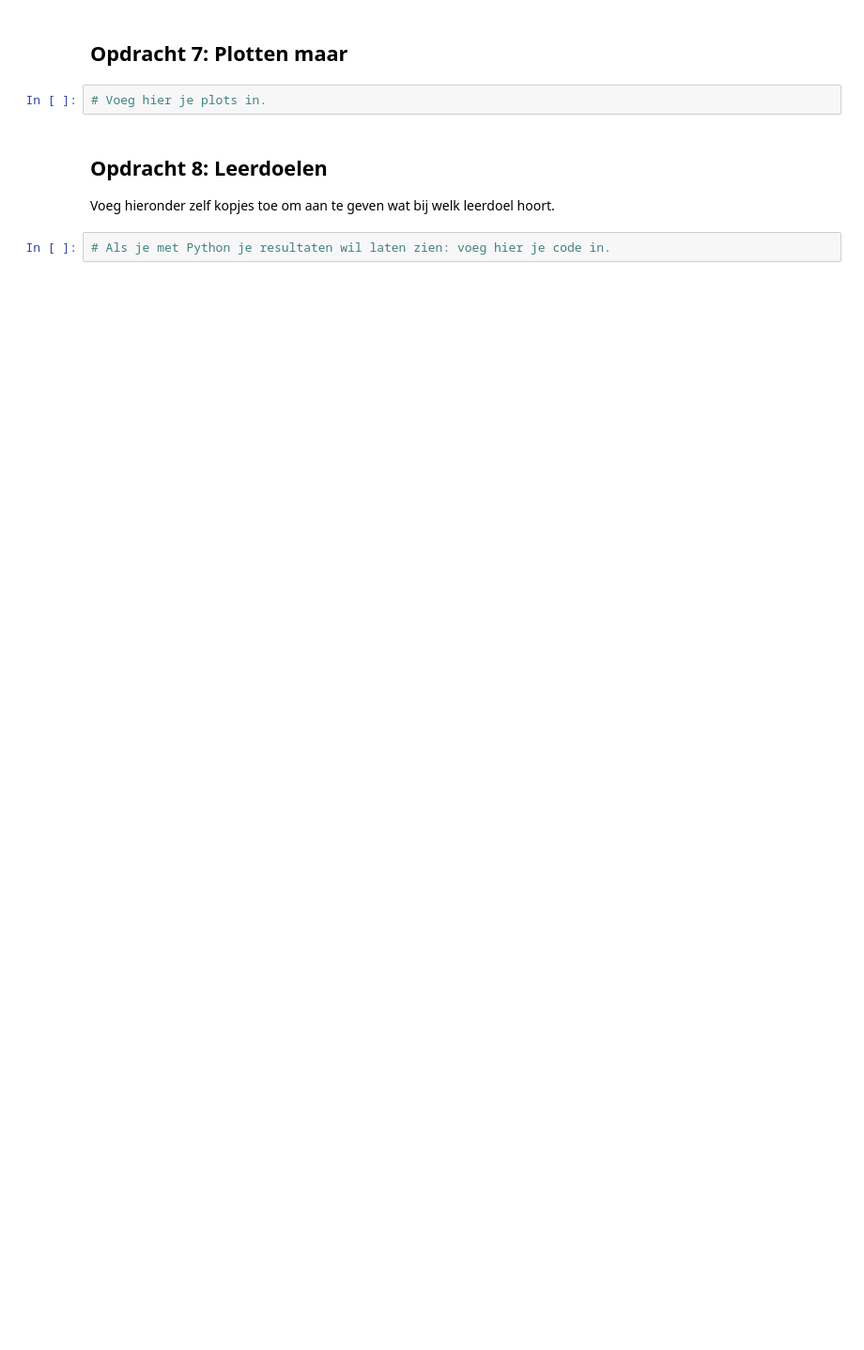
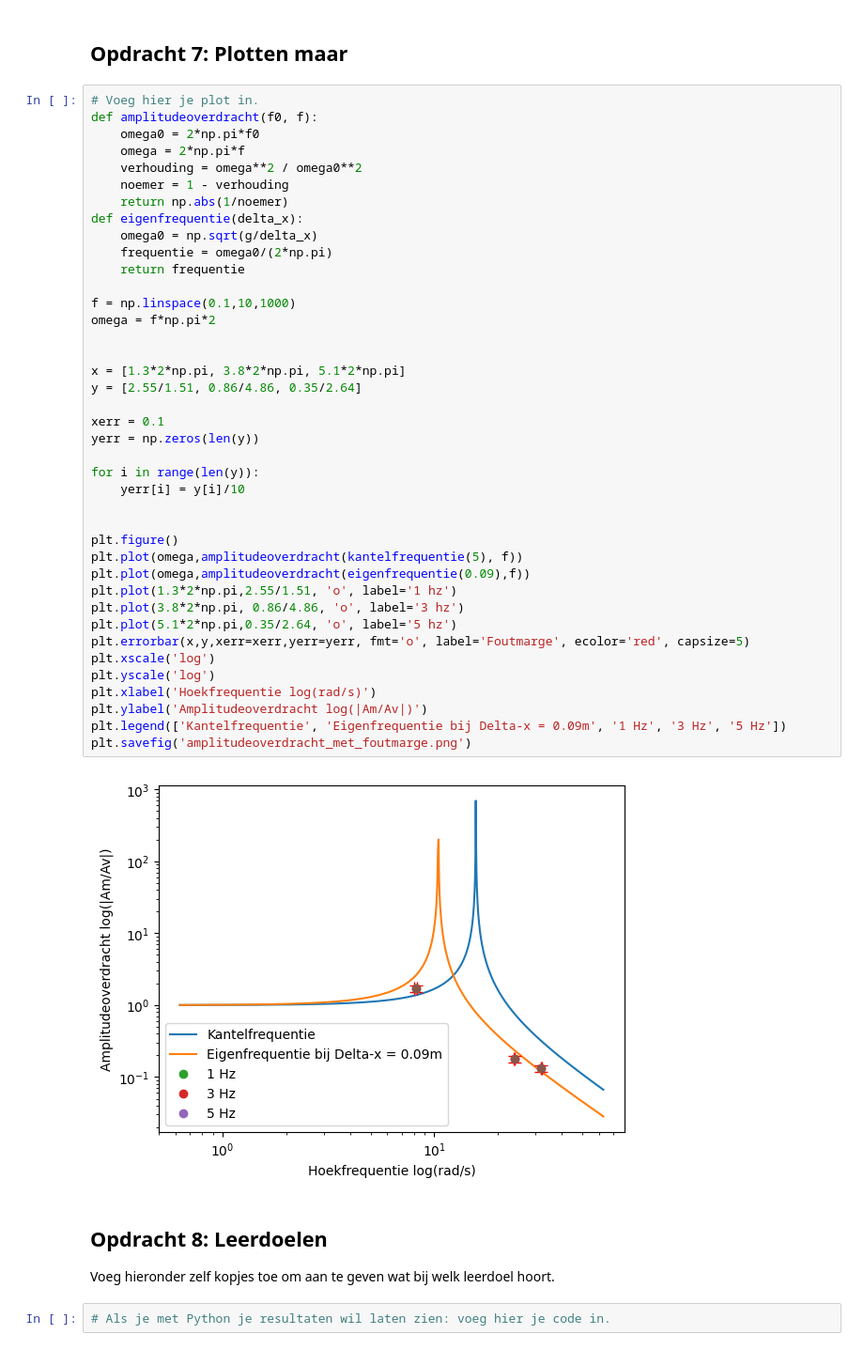
Before and after one commit to TijlGerritsen/opdrachten-DEF-D-TijlG, a Jupyter notebook: FysiekeOntwerpopdrachten/5MaakEenOpstellingTrillingsvrij/Ontwerpopdracht5MaakEenOpstellingTrillingsvrijInvulTemplate.ipynb, the cells around one changed output. Shown at 94% size. Drawn from its saved outputs; the diff is of its cells as text; blank space fills up the shorter version.

```diff
--- a/FysiekeOntwerpopdrachten/5MaakEenOpstellingTrillingsvrij/Ontwerpopdracht5MaakEenOpstellingTrillingsvrijInvulTemplate.ipynb
+++ b/FysiekeOntwerpopdrachten/5MaakEenOpstellingTrillingsvrij/Ontwerpopdracht5MaakEenOpstellingTrillingsvrijInvulTemplate.ipynb
@@ -117,7 +161,47 @@ Als je hier negatief geantwoord hebt, kopieer onder deze cel dan alle cellen van
 # %% [markdown]
 ## Opdracht 7: Plotten maar
 # %%
-# Voeg hier je plots in.
+# Voeg hier je plot in.
+def amplitudeoverdracht(f0, f):
+    omega0 = 2*np.pi*f0
+    omega = 2*np.pi*f
+    verhouding = omega**2 / omega0**2
+    noemer = 1 - verhouding
+    return np.abs(1/noemer)
+def eigenfrequentie(delta_x):
+    omega0 = np.sqrt(g/delta_x)
+    frequentie = omega0/(2*np.pi)
+    return frequentie
+
+f = np.linspace(0.1,10,1000)
+omega = f*np.pi*2
+
+
+x = [1.3*2*np.pi, 3.8*2*np.pi, 5.1*2*np.pi]
+y = [2.55/1.51, 0.86/4.86, 0.35/2.64]
+
+xerr = 0.1
+yerr = np.zeros(len(y))
+
+for i in range(len(y)):
+    yerr[i] = y[i]/10
+
+
+plt.figure()
+plt.plot(omega,amplitudeoverdracht(kantelfrequentie(5), f))
+plt.plot(omega,amplitudeoverdracht(eigenfrequentie(0.09),f))
+plt.plot(1.3*2*np.pi,2.55/1.51, 'o', label='1 hz')
+plt.plot(3.8*2*np.pi, 0.86/4.86, 'o', label='3 hz')
+plt.plot(5.1*2*np.pi,0.35/2.64, 'o', label='5 hz')
+plt.errorbar(x,y,xerr=xerr,yerr=yerr, fmt='o', label='Foutmarge', ecolor='red', capsize=5)
+plt.xscale('log')
+plt.yscale('log')
+plt.xlabel('Hoekfrequentie log(rad/s)')
+plt.ylabel('Amplitudeoverdracht log(|Am/Av|)')
+plt.legend(['Kantelfrequentie', 'Eigenfrequentie bij Delta-x = 0.09m', '1 Hz', '3 Hz', '5 Hz'])
+plt.savefig('amplitudeoverdracht_met_foutmarge.png')
+# %% [output]
+[figure, added]
 # %% [markdown]
 ## Opdracht 8: Leerdoelen
 Voeg hieronder zelf kopjes toe om aan te geven wat bij welk leerdoel hoort.
```
Also changed, not shown: parts of 10 cells of this notebook, 4 other files.
